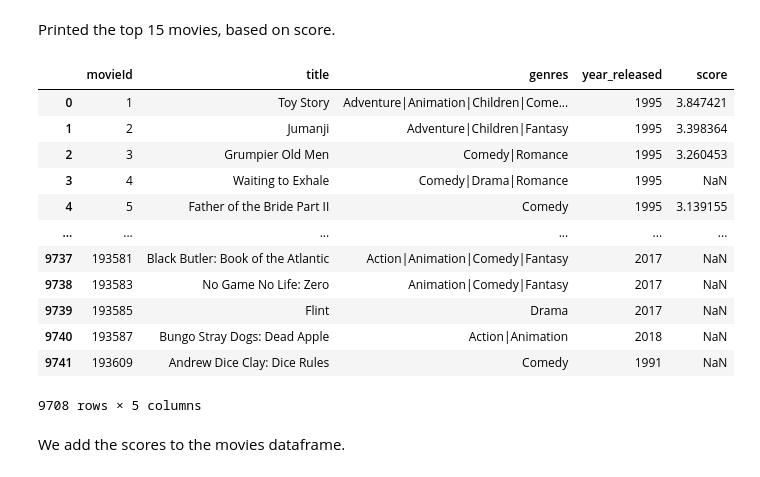
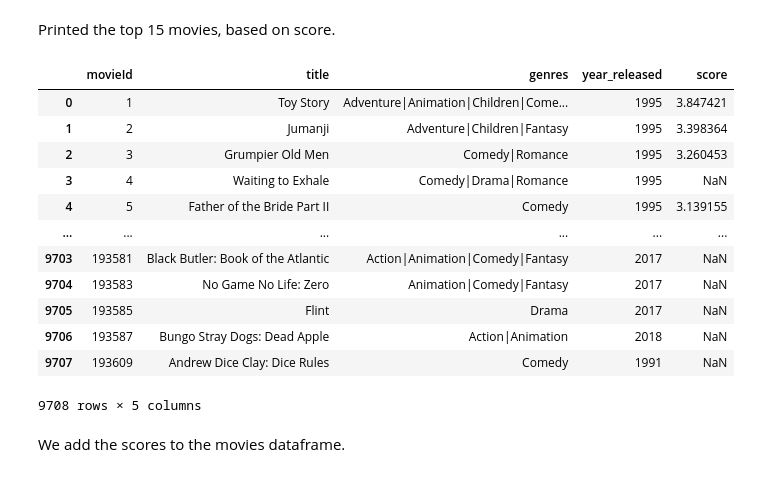
Before and after one commit to Toebzy/Recommendation-System, a Jupyter notebook: Exam/Exam.ipynb, the cells around one changed output. Cells and saved outputs as stored; diff of their text form; code cells hidden in the pictures.

```diff
--- a/Exam/Exam.ipynb
+++ b/Exam/Exam.ipynb
@@ -672,20 +672,21 @@ q_movies[['title', 'vote_count', 'average_rating', 'score']].head(15)
 Printed the top 15 movies, based on score.
 # %%
 movies['score'] = q_movies['score']
+movies.reset_index(drop=True, inplace=True)
 movies
 # %% [output]
 |  | movieId | title | genres | year_released | score |
 | 0 | 1 | Toy Story | Adventure|Animation|Children|Come... | 1995 | 3.847421 |
 | 1 | 2 | Jumanji | Adventure|Children|Fantasy | 1995 | 3.398364 |
 | 2 | 3 | Grumpier Old Men | Comedy|Romance | 1995 | 3.260453 |
 | 3 | 4 | Waiting to Exhale | Comedy|Drama|Romance | 1995 | NaN |
 | 4 | 5 | Father of the Bride Part II | Comedy | 1995 | 3.139155 |
 | ... | ... | ... | ... | ... | ... |
-| 9737 | 193581 | Black Butler: Book of the Atlantic | Action|Animation|Comedy|Fantasy | 2017 | NaN |
-| 9738 | 193583 | No Game No Life: Zero | Animation|Comedy|Fantasy | 2017 | NaN |
-| 9739 | 193585 | Flint | Drama | 2017 | NaN |
-| 9740 | 193587 | Bungo Stray Dogs: Dead Apple | Action|Animation | 2018 | NaN |
-| 9741 | 193609 | Andrew Dice Clay: Dice Rules | Comedy | 1991 | NaN |
+| 9703 | 193581 | Black Butler: Book of the Atlantic | Action|Animation|Comedy|Fantasy | 2017 | NaN |
+| 9704 | 193583 | No Game No Life: Zero | Animation|Comedy|Fantasy | 2017 | NaN |
+| 9705 | 193585 | Flint | Drama | 2017 | NaN |
+| 9706 | 193587 | Bungo Stray Dogs: Dead Apple | Action|Animation | 2018 | NaN |
+| 9707 | 193609 | Andrew Dice Clay: Dice Rules | Comedy | 1991 | NaN |
 9708 rows × 5 columns
 # %% [markdown]
 We add the scores to the movies dataframe.
```
Also changed, not shown: parts of 5 cells of this notebook.
